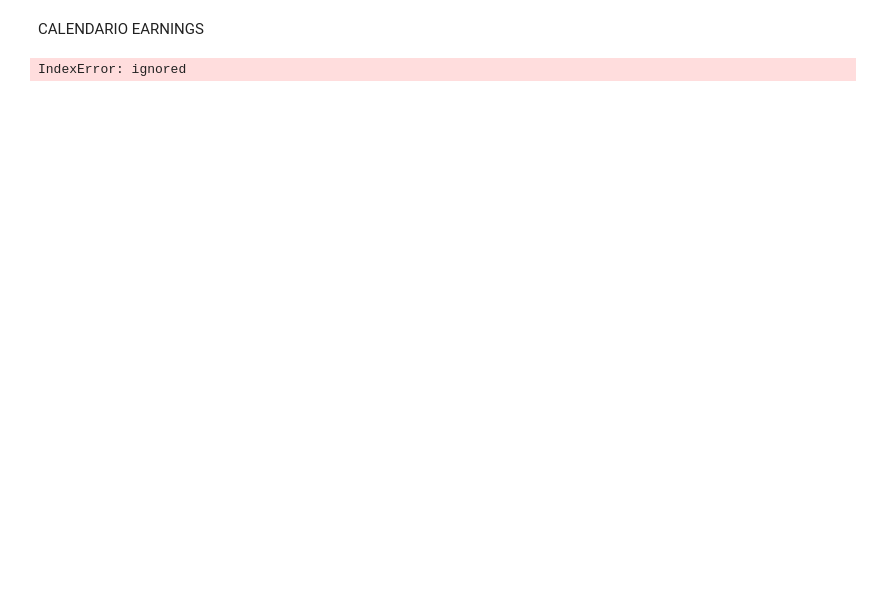
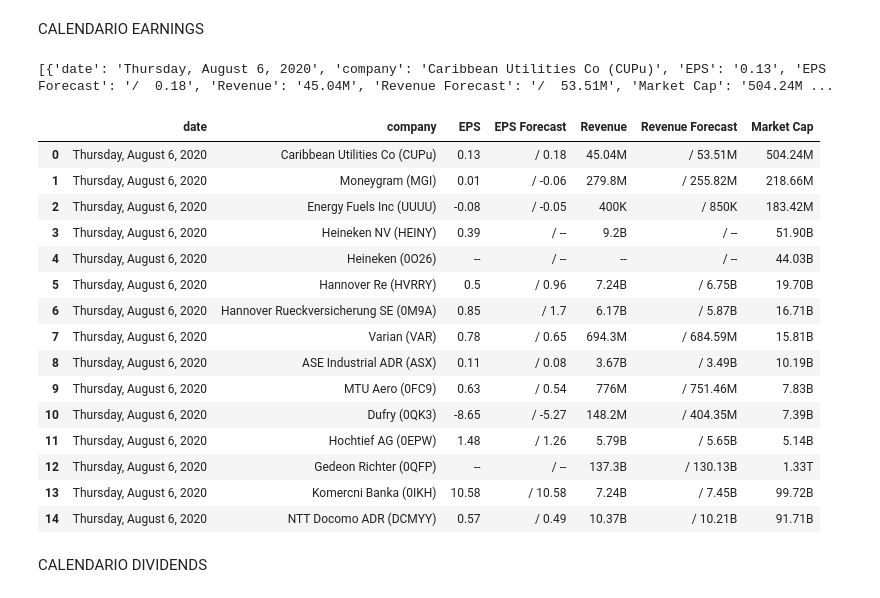
Before and after one commit to Athom77/INVEST_IO, a Jupyter notebook: stock_scraping_investing_01.ipynb, the cells around one changed output. Drawn from its saved outputs; the diff is of its cells as text; code cells hidden in the pictures; blank space fills up the shorter version.

```diff
--- a/stock_scraping_investing_01.ipynb
+++ b/stock_scraping_investing_01.ipynb
@@ -171,32 +171,69 @@ wd.find_element_by_id("endDate").send_keys(today_us_format)
 click_on_button_id("applyBtn")
 
 #wait for the apply button to be effective
-time.sleep(5)
+time.sleep(7)
+
+
+#scrolla fino alla fine della pagina, aspetta questo timeout per caricare i dati
+SCROLL_PAUSE_TIME = 5
+
+#scrollare main method
+last_height = wd.execute_script("return document.body.scrollHeight")
+while True:
+    wd.execute_script("window.scrollTo(0, document.body.scrollHeight);")
+    time.sleep(SCROLL_PAUSE_TIME)
+    new_height = wd.execute_script("return document.body.scrollHeight")
+    if new_height == last_height:
+        break
+    last_height = new_height
+
 
 wd.save_screenshot('screen.png')
 
 output_list = []
 
 #main scraper loop
-
 for tr in wd.find_elements_by_xpath('//*[@id="earningsCalendarData"]/tbody//tr'):
-    tds = tr.find_elements_by_tag_name('td')
-    temp_list = []
-    for td in tds:
-      if td.text != '':
-        temp_list.append(td.text)
-      elif td.get_attribute('title') != '':
-        temp_list.append(td.get_attribute('title'))
-      else:
-        temp_list.append('')
-      if len(temp_list
-      output_list.append({'date' : date, 'company': temp_list[1],
-                            'EPS' : temp_list[2],
-                            '/ Forecast' : temp_list[2],
-                            'Revenue' : temp_list[3],
-                            '/ Forecast' : temp_list[4],
-                            'Market Cap' : temp_list[5]})
-
-print(output_list)
+  tds = tr.find_elements_by_tag_name('td')
+  temp_list = []
+  for td in tds:
+    if td.text != '':
+      temp_list.append(td.text)
+    elif td.get_attribute('title') != '':
+      temp_list.append(td.get_attribute('title'))
+    else:
+      temp_list.append('')
+  if len(temp_list) > 1:
+    output_list.append({'date' : date, 'company': temp_list[1],
+                          'EPS' : temp_list[2],
+                          'EPS Forecast' : temp_list[3],
+                          'Revenue' : temp_list[4],
+                          'Revenue Forecast' : temp_list[5],
+                          'Market Cap' : temp_list[6]})
 # %% [output]
-IndexError: ignored
+[{'date': 'Thursday, August 6, 2020', 'company': 'Caribbean Utilities Co (CUPu)', 'EPS': '0.13', 'EPS Forecast': '/  0.18', 'Revenue': '45.04M', 'Revenue Forecast': '/  53.51M', 'Market Cap': '504.24M ...
+# %%
+from pandas import DataFrame
+df = DataFrame (output_list)
+df.to_csv('sr_earnings_calendar.csv')
+# %%
+df.head(15)
+# %% [output]
+|  | date | company | EPS | EPS Forecast | Revenue | Revenue Forecast | Market Cap |
+| 0 | Thursday, August 6, 2020 | Caribbean Utilities Co (CUPu) | 0.13 | / 0.18 | 45.04M | / 53.51M | 504.24M |
+| 1 | Thursday, August 6, 2020 | Moneygram (MGI) | 0.01 | / -0.06 | 279.8M | / 255.82M | 218.66M |
+| 2 | Thursday, August 6, 2020 | Energy Fuels Inc (UUUU) | -0.08 | / -0.05 | 400K | / 850K | 183.42M |
+| 3 | Thursday, August 6, 2020 | Heineken NV (HEINY) | 0.39 | / -- | 9.2B | / -- | 51.90B |
+| 4 | Thursday, August 6, 2020 | Heineken (0O26) | -- | / -- | -- | / -- | 44.03B |
+| 5 | Thursday, August 6, 2020 | Hannover Re (HVRRY) | 0.5 | / 0.96 | 7.24B | / 6.75B | 19.70B |
+| 6 | Thursday, August 6, 2020 | Hannover Rueckversicherung SE (0M9A) | 0.85 | / 1.7 | 6.17B | / 5.87B | 16.71B |
+| 7 | Thursday, August 6, 2020 | Varian (VAR) | 0.78 | / 0.65 | 694.3M | / 684.59M | 15.81B |
+| 8 | Thursday, August 6, 2020 | ASE Industrial ADR (ASX) | 0.11 | / 0.08 | 3.67B | / 3.49B | 10.19B |
+| 9 | Thursday, August 6, 2020 | MTU Aero (0FC9) | 0.63 | / 0.54 | 776M | / 751.46M | 7.83B |
+| 10 | Thursday, August 6, 2020 | Dufry (0QK3) | -8.65 | / -5.27 | 148.2M | / 404.35M | 7.39B |
+| 11 | Thursday, August 6, 2020 | Hochtief AG (0EPW) | 1.48 | / 1.26 | 5.79B | / 5.65B | 5.14B |
+| 12 | Thursday, August 6, 2020 | Gedeon Richter (0QFP) | -- | / -- | 137.3B | / 130.13B | 1.33T |
+| 13 | Thursday, August 6, 2020 | Komercni Banka (0IKH) | 10.58 | / 10.58 | 7.24B | / 7.45B | 99.72B |
+| 14 | Thursday, August 6, 2020 | NTT Docomo ADR (DCMYY) | 0.57 | / 0.49 | 10.37B | / 10.21B | 91.71B |
+# %% [markdown]
+CALENDARIO DIVIDENDS
```
Also changed, not shown: parts of 2 cells of this notebook.
